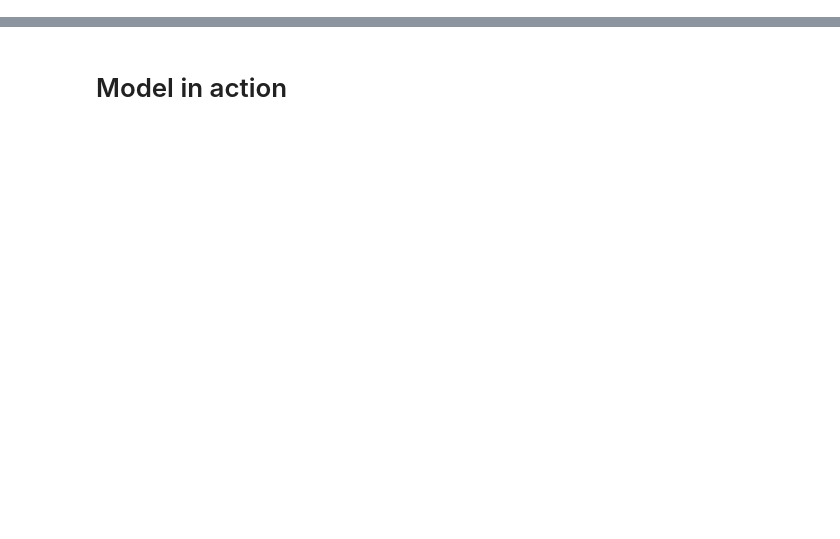
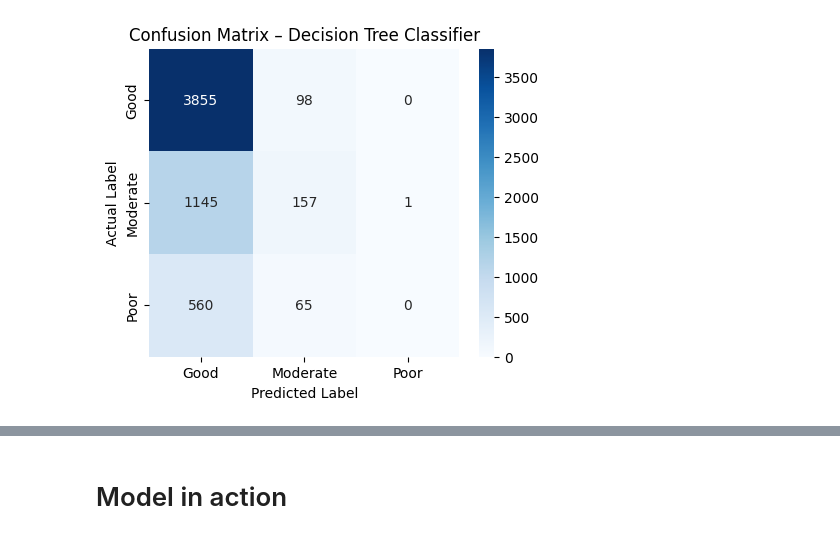
Before and after one commit to PrajjwalNakarmi/Artificial-Intelligence, a Jupyter notebook: AirQualityIndex.ipynb, the cells around one changed output, grey strips where cells are left out. Cells and saved outputs as stored; diff of their text form; code cells hidden in the pictures; blank space fills up the shorter version.

Commit message:
Adding visualization and Neural Network

```diff
--- a/AirQualityIndex.ipynb
+++ b/AirQualityIndex.ipynb
@@ -132,22 +225,25 @@ print(classification_report(y_test, dt_pred))
 # %%
+labels = ['Good', 'Moderate', 'Poor']
 def plot_confusion_matrix(y_true, dt_pred, title):
     cm = confusion_matrix(y_true, dt_pred, labels=labels)
 
     plt.figure(figsize=(5,4))
     sns.heatmap(
         cm,
         annot=True,
         fmt='d',
         cmap='Blues',
         xticklabels=labels,
         yticklabels=labels
     )
 
     plt.xlabel("Predicted Label")
     plt.ylabel("Actual Label")
     plt.title(title)
     plt.show()
 plot_confusion_matrix(y_test,dt_pred,"Confusion Matrix – Decision Tree Classifier")
+# %% [output]
+[figure, added]
 # %%
 rf = RandomForestClassifier(
     n_estimators=100,
```
Also changed, not shown: parts of 21 cells of this notebook.
